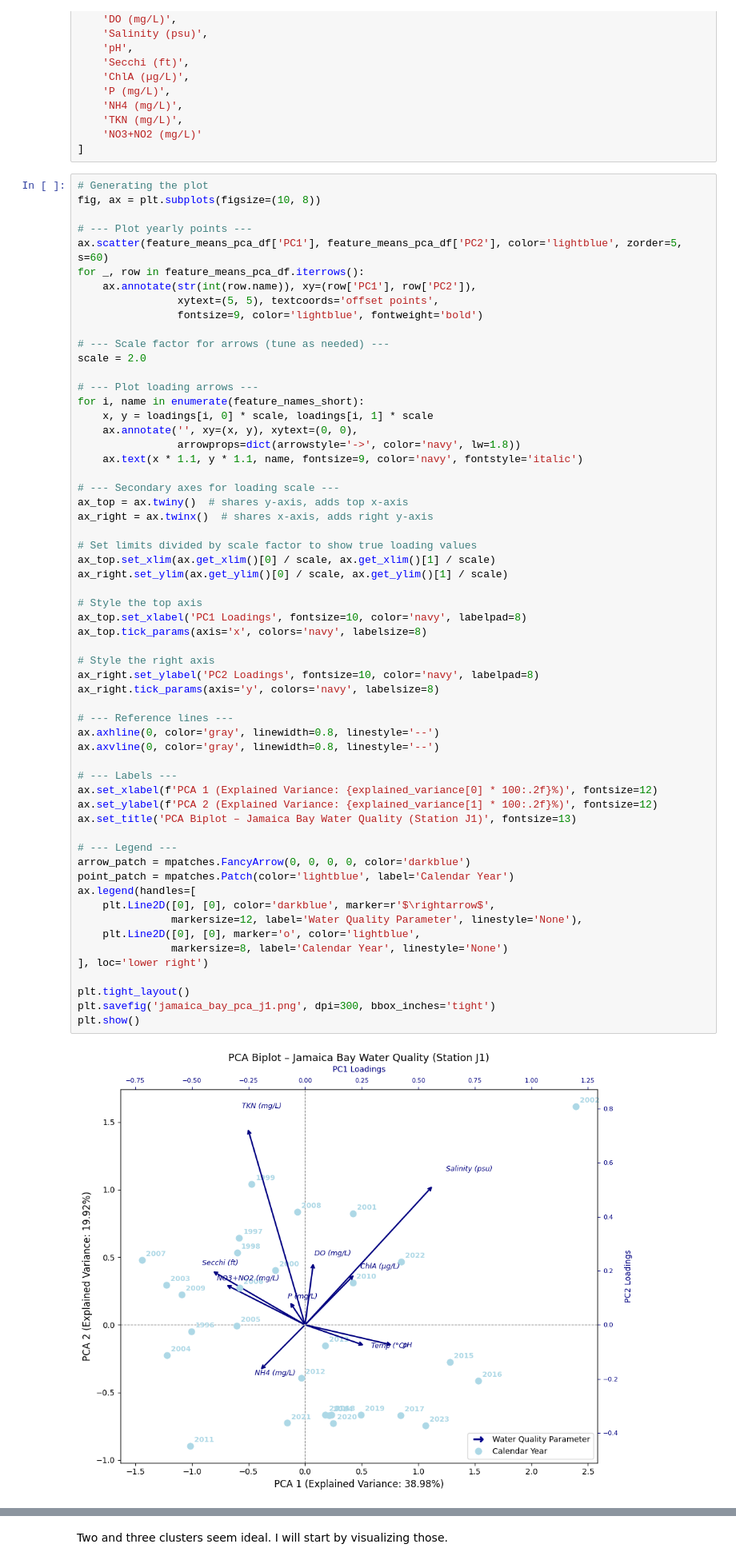
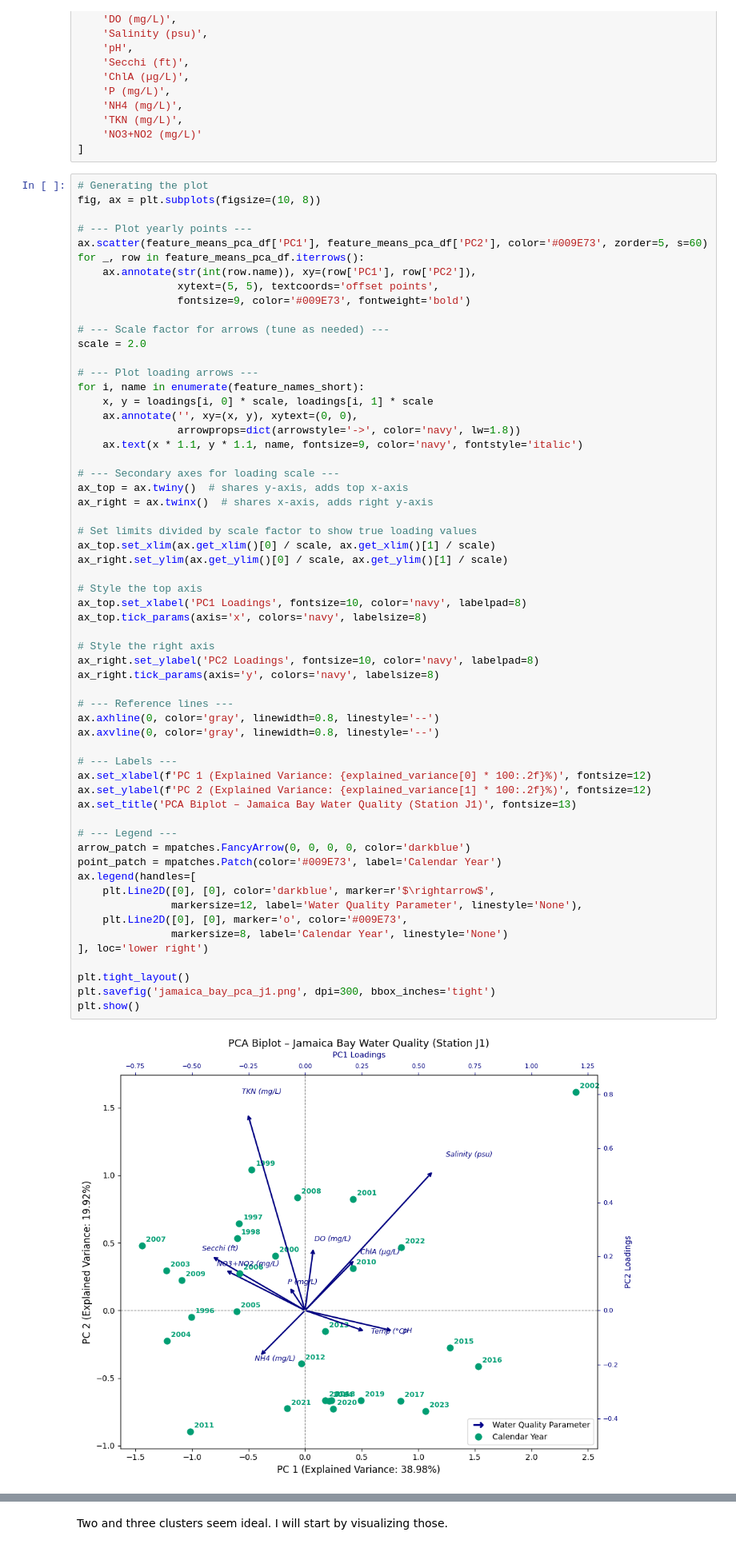
Before and after one commit to snehasri2600/Jamaica-Bay-Water-Quality_Capstone, a Jupyter notebook: Station_Data_Analyses/Station_J1/j1_analysis.ipynb, the cells around one changed output, grey strips where cells are left out. Shown at 80% size. Saved outputs shown, nothing was run; the diff lists cells and outputs as text.

Commit message:
changed plot colors, fixed axis labels

```diff
--- a/Station_Data_Analyses/Station_J1/j1_analysis.ipynb
+++ b/Station_Data_Analyses/Station_J1/j1_analysis.ipynb
@@ -225,11 +225,11 @@ feature_names_short = [
 fig, ax = plt.subplots(figsize=(10, 8))
 
 # --- Plot yearly points ---
-ax.scatter(feature_means_pca_df['PC1'], feature_means_pca_df['PC2'], color='lightblue', zorder=5, s=60)
+ax.scatter(feature_means_pca_df['PC1'], feature_means_pca_df['PC2'], color='#009E73', zorder=5, s=60)
 for _, row in feature_means_pca_df.iterrows():
     ax.annotate(str(int(row.name)), xy=(row['PC1'], row['PC2']),
                 xytext=(5, 5), textcoords='offset points',
-                fontsize=9, color='lightblue', fontweight='bold')
+                fontsize=9, color='#009E73', fontweight='bold')
 
 # --- Scale factor for arrows (tune as needed) ---
 scale = 2.0
@@ -249,38 +249,38 @@ ax_right = ax.twinx()  # shares x-axis, adds right y-axis
 ax_top.set_xlim(ax.get_xlim()[0] / scale, ax.get_xlim()[1] / scale)
 ax_right.set_ylim(ax.get_ylim()[0] / scale, ax.get_ylim()[1] / scale)
 
 # Style the top axis
 ax_top.set_xlabel('PC1 Loadings', fontsize=10, color='navy', labelpad=8)
 ax_top.tick_params(axis='x', colors='navy', labelsize=8)
 
 # Style the right axis
 ax_right.set_ylabel('PC2 Loadings', fontsize=10, color='navy', labelpad=8)
 ax_right.tick_params(axis='y', colors='navy', labelsize=8)
 
 # --- Reference lines ---
 ax.axhline(0, color='gray', linewidth=0.8, linestyle='--')
 ax.axvline(0, color='gray', linewidth=0.8, linestyle='--')
 
 # --- Labels ---
-ax.set_xlabel(f'PCA 1 (Explained Variance: {explained_variance[0] * 100:.2f}%)', fontsize=12)
-ax.set_ylabel(f'PCA 2 (Explained Variance: {explained_variance[1] * 100:.2f}%)', fontsize=12)
+ax.set_xlabel(f'PC 1 (Explained Variance: {explained_variance[0] * 100:.2f}%)', fontsize=12)
+ax.set_ylabel(f'PC 2 (Explained Variance: {explained_variance[1] * 100:.2f}%)', fontsize=12)
 ax.set_title('PCA Biplot – Jamaica Bay Water Quality (Station J1)', fontsize=13)
 
 # --- Legend ---
 arrow_patch = mpatches.FancyArrow(0, 0, 0, 0, color='darkblue')
-point_patch = mpatches.Patch(color='lightblue', label='Calendar Year')
+point_patch = mpatches.Patch(color='#009E73', label='Calendar Year')
 ax.legend(handles=[
     plt.Line2D([0], [0], color='darkblue', marker=r'$\rightarrow$',
                markersize=12, label='Water Quality Parameter', linestyle='None'),
-    plt.Line2D([0], [0], marker='o', color='lightblue',
+    plt.Line2D([0], [0], marker='o', color='#009E73',
                markersize=8, label='Calendar Year', linestyle='None')
 ], loc='lower right')
 
 plt.tight_layout()
 plt.savefig('jamaica_bay_pca_j1.png', dpi=300, bbox_inches='tight')
 plt.show()
 # %% [output]
-[figure, old version]
+[figure, new version]
 # %% [markdown]
 ## K-Means Clustering
 # %%
```
Also changed, not shown: parts of 3 cells of this notebook, 19 other files.
